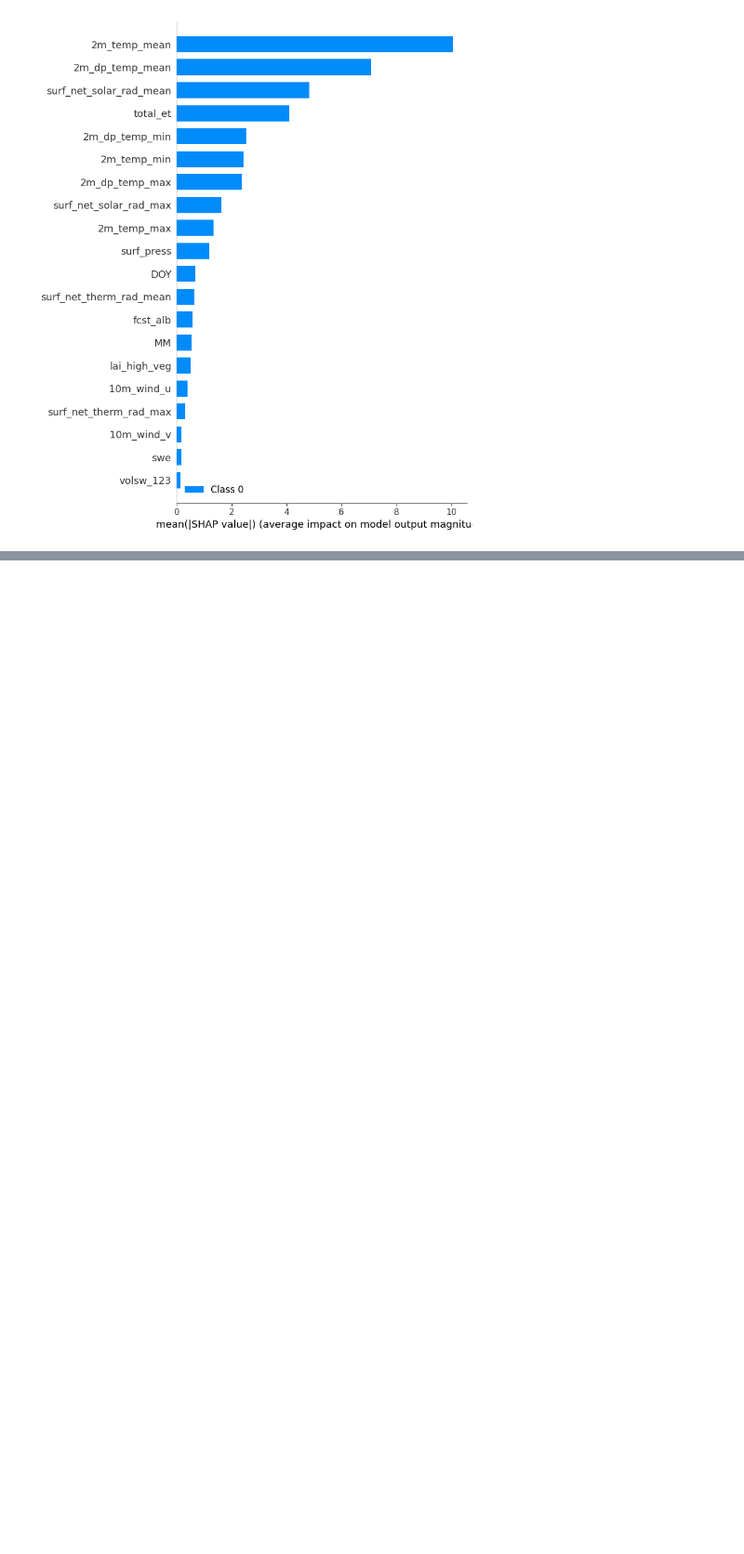
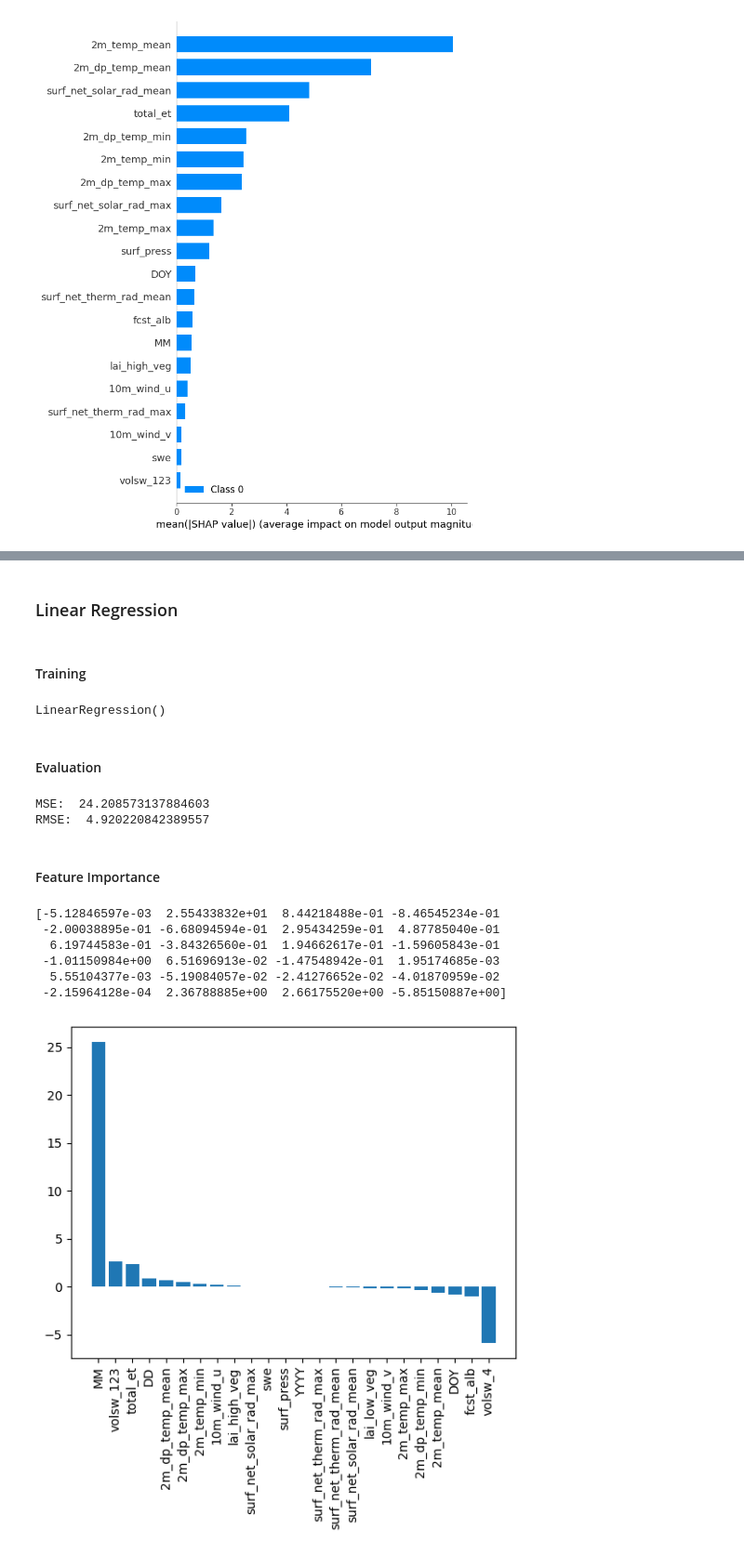
Before and after one commit to MisterXY89/climateAI, a Jupyter notebook: all_models.ipynb, the cells around one changed output, grey strips where cells are left out. Shown at 93% size. Drawn from its saved outputs; the diff is of its cells as text; code cells hidden in the pictures; blank space fills up the shorter version.

```diff
--- a/all_models.ipynb
+++ b/all_models.ipynb
@@ -134,0 +194,13 @@ Your TensorFlow version is newer than 2.4.0 and so graph support has been remove
+# %% [markdown]
+### Linear Regression
+# %% [markdown]
+#### Training
+# %%
+# Create a Random Forest Regressor
+linr = LinearRegression()
+# %%
+linr.fit(X_train, y_train)
+# %% [output]
+LinearRegression()
+# %% [markdown]
+#### Evaluation
@@ -134,0 +214,18 @@ Your TensorFlow version is newer than 2.4.0 and so graph support has been remove
+# %%
+print("MSE: ", mse_linr)
+print("RMSE: ", math.sqrt(mse_linr))
+# %% [output]
+MSE:  24.208573137884603
+RMSE:  4.920220842389557
+# %% [markdown]
+#### Feature Importance
+# %%
+plot_sk_feature_importance(linr, X_test)
+# %% [output]
+[-5.12846597e-03  2.55433832e+01  8.44218488e-01 -8.46545234e-01
+ -2.00038895e-01 -6.68094594e-01  2.95434259e-01  4.87785040e-01
+  6.19744583e-01 -3.84326560e-01  1.94662617e-01 -1.59605843e-01
+ -1.01150984e+00  6.51696913e-02 -1.47548942e-01  1.95174685e-03
+  5.55104377e-03 -5.19084057e-02 -2.41276652e-02 -4.01870959e-02
+ -2.15964128e-04  2.36788885e+00  2.66175520e+00 -5.85150887e+00]
+[figure, added]
```
Also changed, not shown: parts of 58 cells of this notebook.
